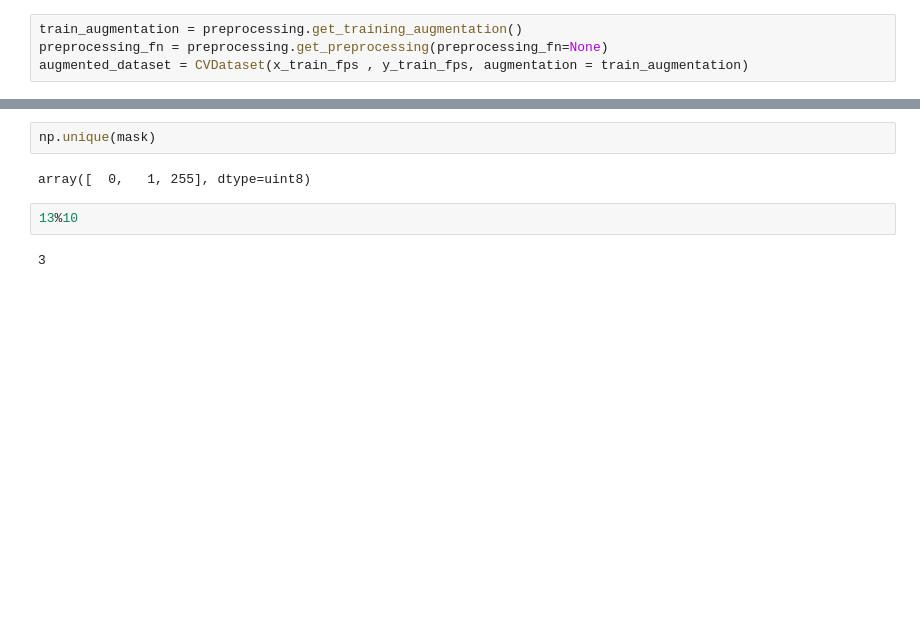
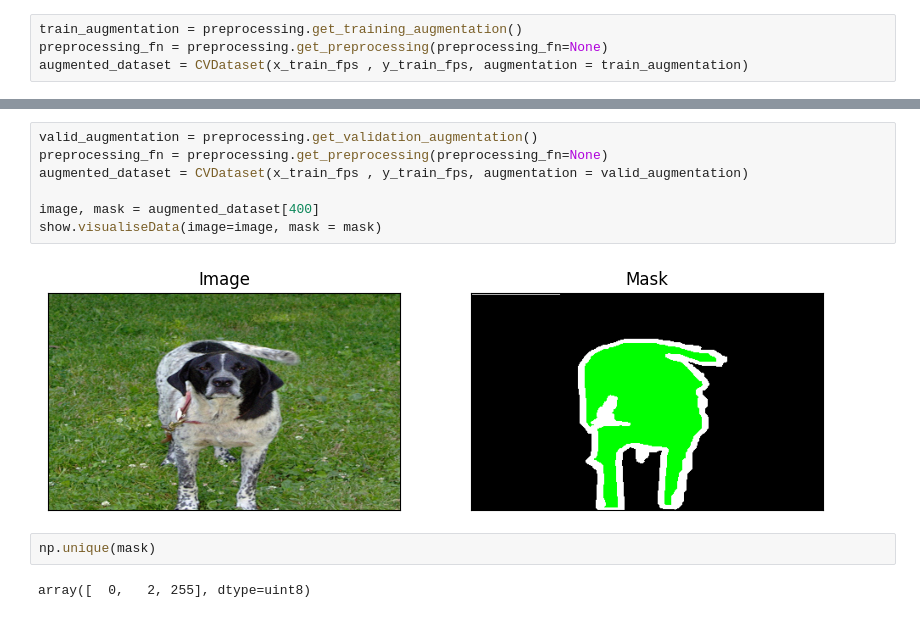
Before and after one commit to G30rg3ab/Computer-Vision-Project, a Jupyter notebook: playground.ipynb, the cells around one changed output, grey strips where cells are left out. Saved outputs shown, nothing was run; the diff lists cells and outputs as text; blank space fills up the shorter version.

```diff
--- a/playground.ipynb
+++ b/playground.ipynb
@@ -77,8 +83,13 @@ show.visualiseData(image=image, mask = mask)
+# %%
+valid_augmentation = preprocessing.get_validation_augmentation()
+preprocessing_fn = preprocessing.get_preprocessing(preprocessing_fn=None)
+augmented_dataset = CVDataset(x_train_fps , y_train_fps, augmentation = valid_augmentation)
+
+image, mask = augmented_dataset[400]
+show.visualiseData(image=image, mask = mask)
+# %% [output]
+[figure, added]
 # %%
 np.unique(mask)
 # %% [output]
-array([  0,   1, 255], dtype=uint8)
+array([  0,   2, 255], dtype=uint8)
-# %%
-13%10
-# %% [output]
-3
```
Also changed, not shown: parts of 5 cells of this notebook, 3 other files.
